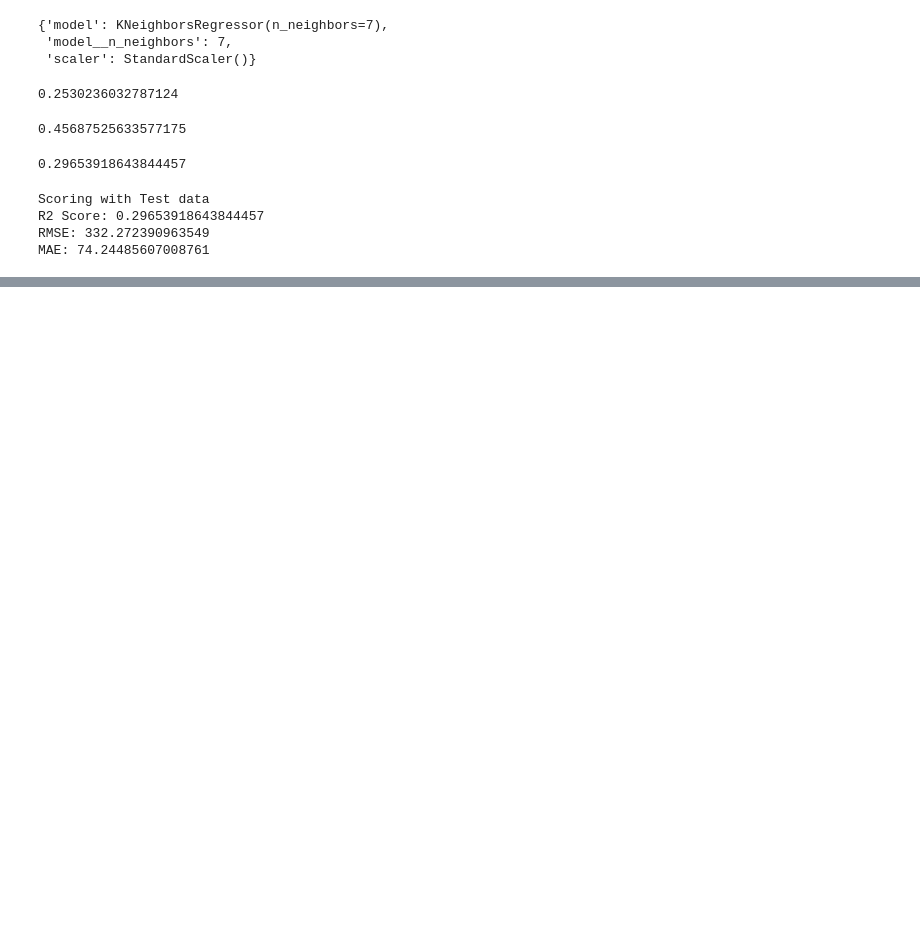
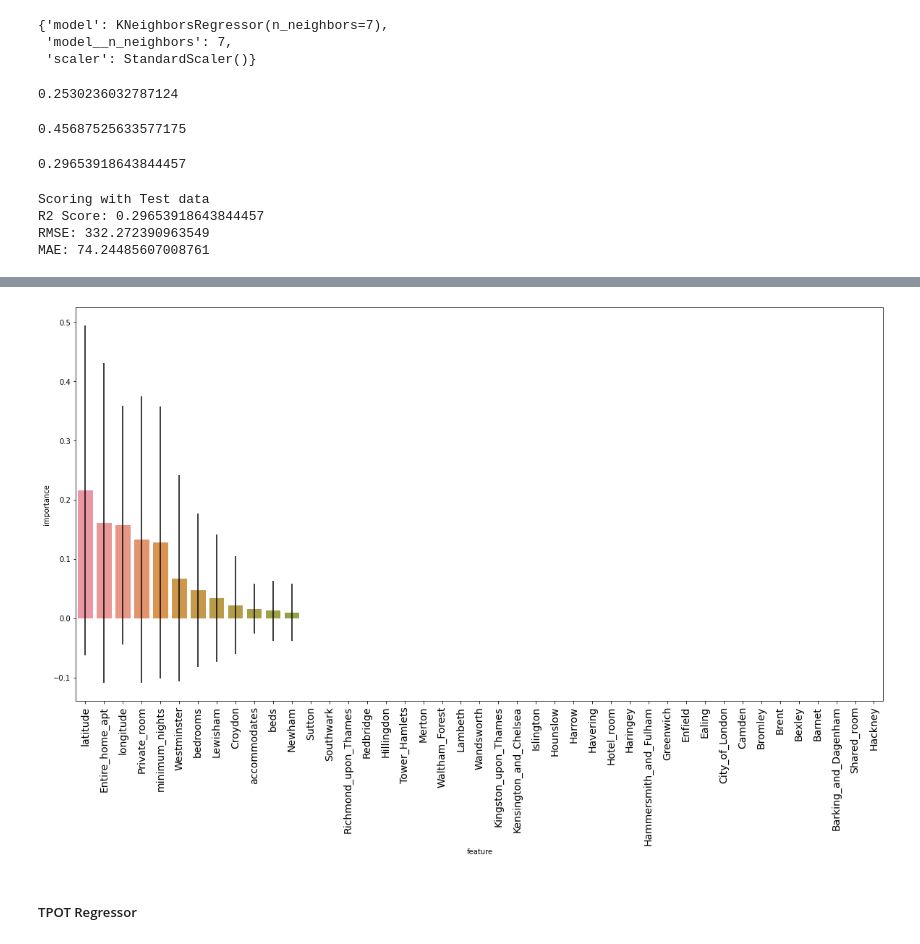
Before and after one commit to rreinhaus/airbnb_advice, a Jupyter notebook: notebooks/data_loading.ipynb, the cells around one changed output, grey strips where cells are left out. Saved outputs shown, nothing was run; the diff lists cells and outputs as text; code cells hidden in the pictures; blank space fills up the shorter version.

```diff
--- a/notebooks/data_loading.ipynb
+++ b/notebooks/data_loading.ipynb
@@ -448,0 +529,20 @@ MAE: 74.24485607008761
+# %%
+feature_names = [f"feature {i}" for i in range(X_train_scaled.shape[1])]
+importances = model_rf.feature_importances_
+forest_importances = pd.Series(importances, index=X_train_scaled.columns)
+std = np.std([tree.feature_importances_ for tree in model_rf.estimators_], axis=0)
+
+a=pd.DataFrame(forest_importances).reset_index()
+a.columns = ['feature','importance']
+a['std'] = std
+a.sort_values(by='importance', ascending=False,inplace=True)
+
+
+plt.figure(figsize=(20,10))
+sns.barplot(data=a,y='importance',x='feature',yerr=a['std'])
+plt.xticks(rotation=90,size=14)
+plt.show()
+# %% [output]
+[figure, added]
+# %% [markdown]
+##### TPOT Regressor
```
Also changed, not shown: parts of 11 cells of this notebook.
